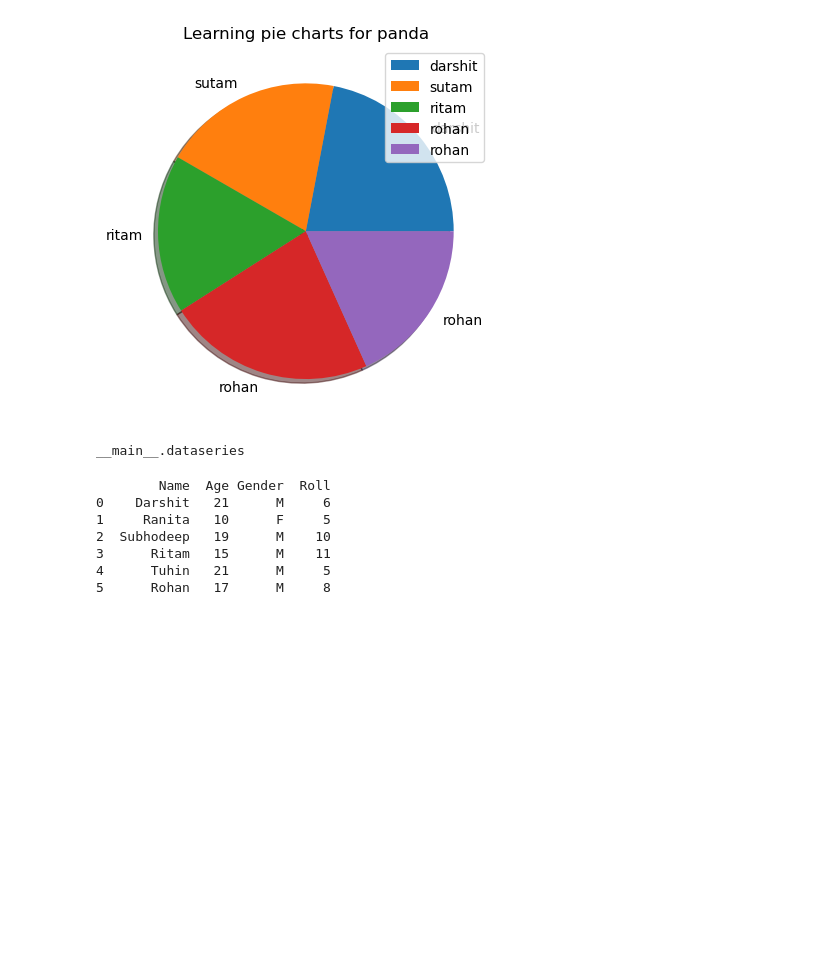
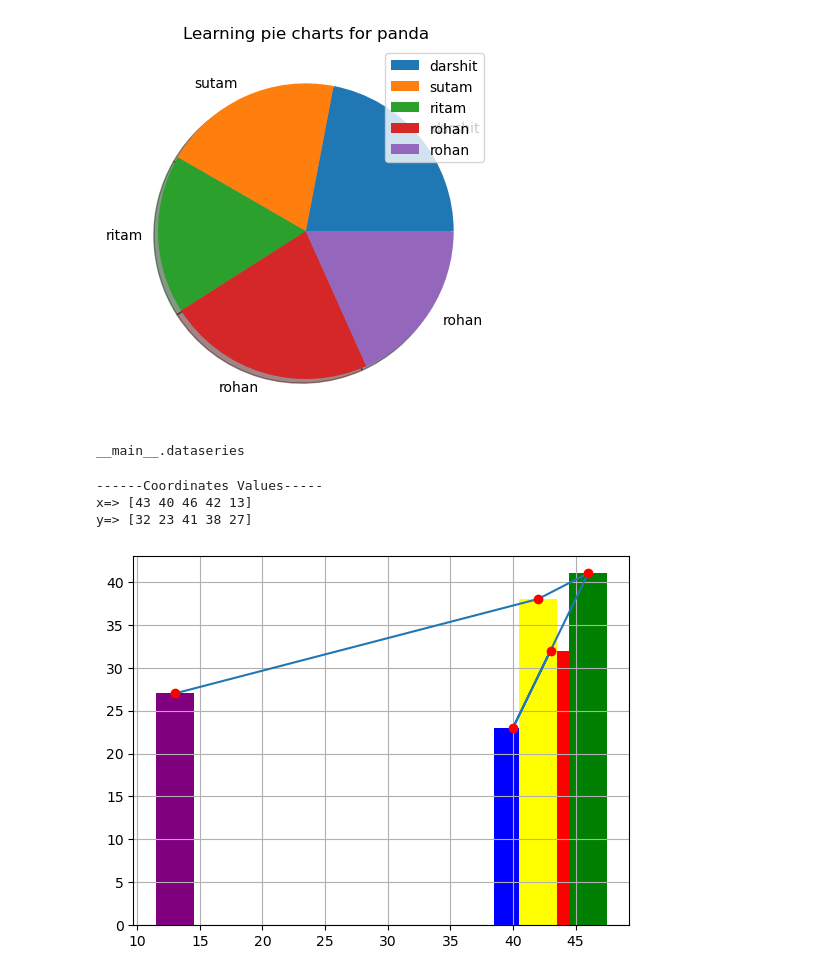
Before and after one commit to darshitagarwal/Python-traning-with-project, a Jupyter notebook: PythonGraphs.ipynb, the cells around one changed output. Cells and saved outputs as stored; diff of their text form; code cells hidden in the pictures; blank space fills up the shorter version.

```diff
--- a/PythonGraphs.ipynb
+++ b/PythonGraphs.ipynb
@@ -47,25 +47,3 @@ rohan      79.0
 dtype: float64
 [figure]
 __main__.dataseries
-# %%
-import pandas as pd
-class PandasDataFrame:
-    def CreateDataFrame():
-        array_df={
-            "Name":["Darshit","Ranita","Subhodeep","Ritam","Tuhin","Rohan"],
-            "Age":[21,10,19,15,21,17],
-            "Gender":['M','F','M','M','M','M'],
-            "Roll" :[6,5,10,11,5,8],
-          }
-        df=pd.DataFrame(array_df)
-        print(df)
-    CreateDataFrame
-PandasDataFrame.CreateDataFrame()
-# %% [output]
-        Name  Age Gender  Roll
-0    Darshit   21      M     6
-1     Ranita   10      F     5
-2  Subhodeep   19      M    10
-3      Ritam   15      M    11
-4      Tuhin   21      M     5
-5      Rohan   17      M     8
@@ -79,3 +50,27 @@ class pythondataframe:
+# %%
+import numpy as np
+import matplotlib.pyplot as plt
+import random
+class PythonGraphs:
+    def Graph1():
+        x_axis=np.random.randint(10,50,5)
+        y_axis=np.random.randint(10,50,5)
+        color_section=np.array(["red","blue","green","yellow","purple"])
+        plt.bar(x_axis,y_axis,color=color_section,width=3)
+        plt.plot(x_axis,y_axis,marker="o",mfc="red",mec="red")
+        print("------Coordinates Values-----")
+        print("x=>",x_axis)
+        print("y=>",y_axis)
+        plt.grid()
+        # plt.legend(x_axis)
+        # print(x_axis[0])     #to access element
+        plt.show()
+PythonGraphs.Graph1()
+# %% [output]
+------Coordinates Values-----
+x=> [43 40 46 42 13]
+y=> [32 23 41 38 27]
+[figure, added]
 # %%
 import numpy as np
 import random
```
Also changed, not shown: parts of 3 cells of this notebook, 12 other files.
